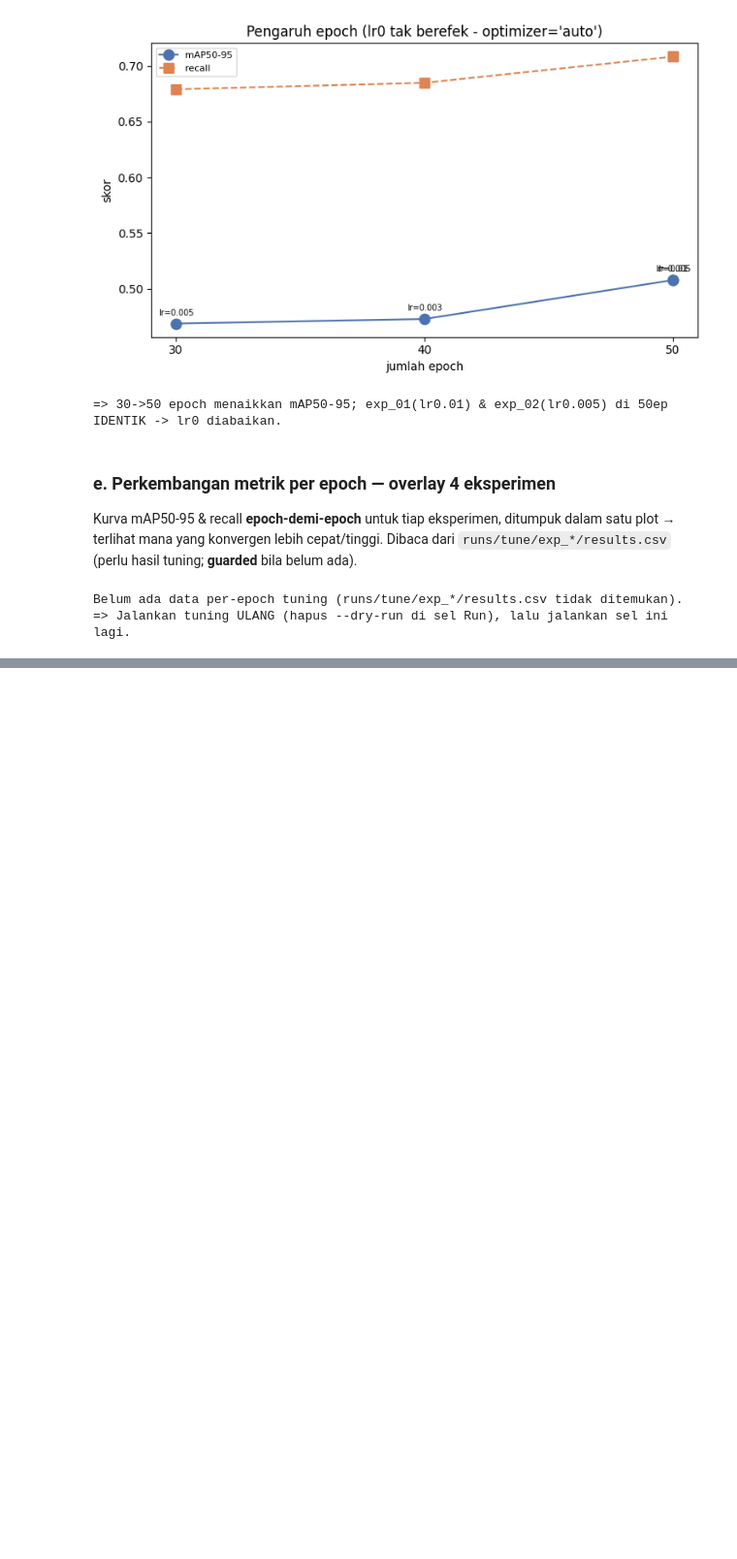
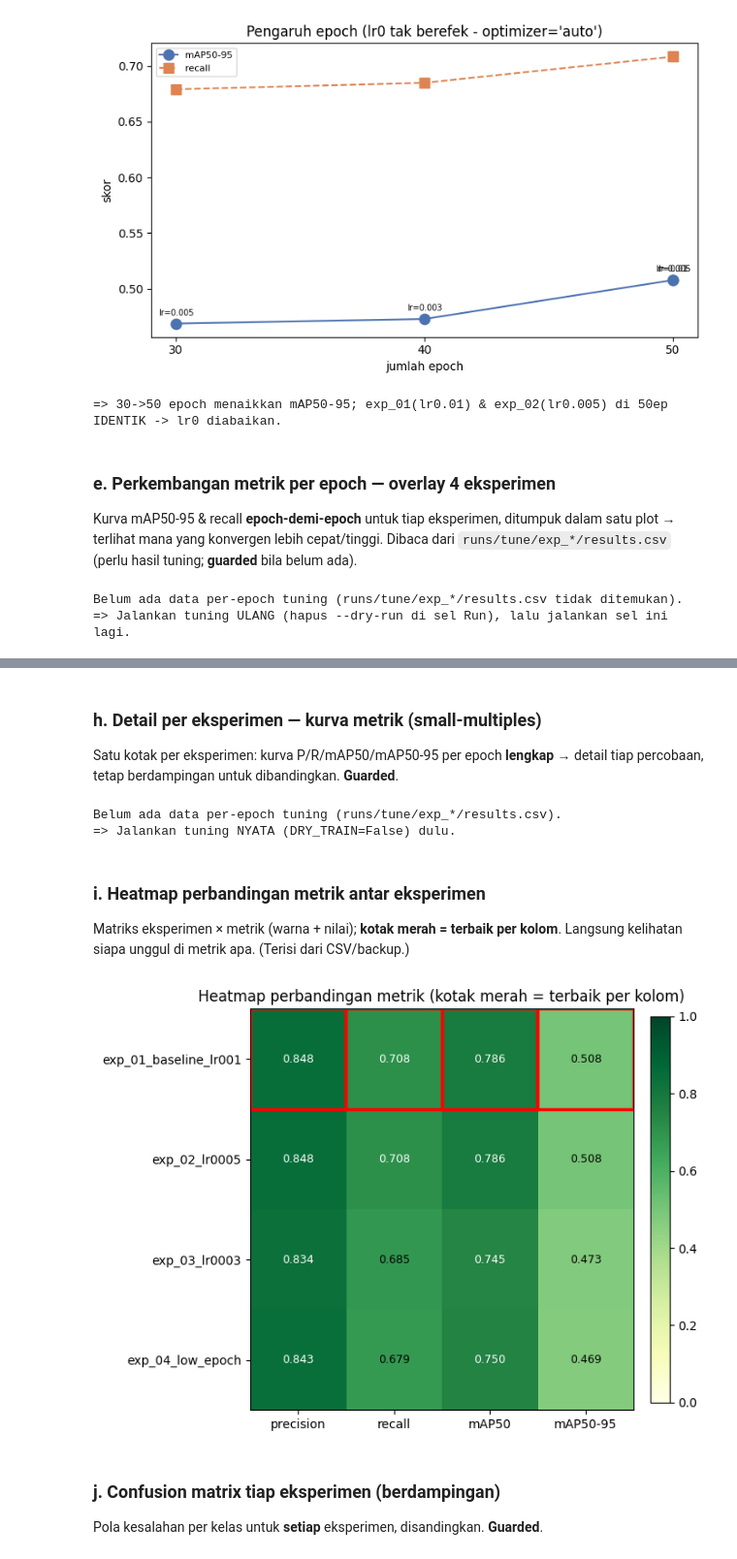
Before and after one commit to victoriavals/construction-safety-helmet-yolo26, a Jupyter notebook: notebooks/05_tune.ipynb, the cells around one changed output, grey strips where cells are left out. Shown at 97% size. Saved outputs shown, nothing was run; the diff lists cells and outputs as text; code cells hidden in the pictures; blank space fills up the shorter version.

Commit message:
Tune: Heatmap visualization comparison

```diff
--- a/notebooks/05_tune.ipynb
+++ b/notebooks/05_tune.ipynb
@@ -667,0 +734,68 @@ Belum ada data per-epoch tuning (runs/tune/exp_*/results.csv tidak ditemukan).
+# %% [markdown]
+### h. Detail per eksperimen — kurva metrik (small-multiples)
+Satu kotak per eksperimen: kurva P/R/mAP50/mAP50-95 per epoch **lengkap** → detail tiap percobaan, tetap berdampingan untuk dibandingkan. **Guarded**.
+# %%
+from pathlib import Path
+import pandas as pd, matplotlib.pyplot as plt
+exp_dirs = sorted(Path("runs/tune").glob("exp_*")) if Path("runs/tune").exists() else []
+runs = []
+for d in exp_dirs:
+    csv = d / "results.csv"
+    if csv.exists():
+        df = pd.read_csv(csv); df.columns = [c.strip() for c in df.columns]
+        if "epoch" in df.columns: runs.append((d.name.replace("yolo26s_", ""), df))
+if not runs:
+    print("Belum ada data per-epoch tuning (runs/tune/exp_*/results.csv).")
+    print("=> Jalankan tuning NYATA (DRY_TRAIN=False) dulu.")
+else:
+    cols = 2; rows = (len(runs) + cols - 1) // cols
+    fig, axes = plt.subplots(rows, cols, figsize=(6*cols, 4*rows), squeeze=False); axes = axes.reshape(-1)
+    mcols = [("metrics/precision(B)", "precision"), ("metrics/recall(B)", "recall"),
+             ("metrics/mAP50(B)", "mAP50"), ("metrics/mAP50-95(B)", "mAP50-95")]
+    for ax, (name, df) in zip(axes, runs):
+        for col, lab in mcols:
+            if col in df.columns: ax.plot(df["epoch"], df[col], label=lab)
+        ax.set_title(name); ax.set_xlabel("epoch"); ax.set_ylim(0, 1); ax.legend(fontsize=7)
+    for ax in axes[len(runs):]: ax.axis("off")
+    fig.suptitle("Detail per eksperimen - kurva metrik per epoch (small-multiples)")
+    plt.tight_layout(); plt.show()
+# %% [output]
+Belum ada data per-epoch tuning (runs/tune/exp_*/results.csv).
+=> Jalankan tuning NYATA (DRY_TRAIN=False) dulu.
+# %% [markdown]
+### i. Heatmap perbandingan metrik antar eksperimen
+Matriks eksperimen × metrik (warna + nilai); **kotak merah = terbaik per kolom**. Langsung kelihatan siapa unggul di metrik apa. (Terisi dari CSV/backup.)
+# %%
+import pandas as pd, numpy as np, matplotlib.pyplot as plt
+from pathlib import Path
+src = Path("runs/tune/tuning_results.csv")
+if not src.exists(): src = Path("tuning_results_backup.csv")
+if not src.exists():
+    print("tuning_results.csv / backup tidak ditemukan.")
+else:
+    df = pd.read_csv(src)
+    metrics = ["precision", "recall", "mAP50", "mAP50-95"]
+    for m in metrics: df[m] = pd.to_numeric(df[m], errors="coerce")
+    df = df[df["status"] == "success"].reset_index(drop=True)
+    labels = [n.replace("yolo26s_", "") for n in df["experiment_name"]]
+    M = df[metrics].values
+    fig, ax = plt.subplots(figsize=(7, 0.7*len(df) + 2.5))
+    im = ax.imshow(M, cmap="YlGn", aspect="auto", vmin=0, vmax=1)
+    ax.set_xticks(range(len(metrics))); ax.set_xticklabels(metrics)
+    ax.set_yticks(range(len(labels))); ax.set_yticklabels(labels)
+    for i in range(len(df)):
+        for j in range(len(metrics)):
+            v = M[i, j]
+            ax.text(j, i, f"{v:.3f}" if v == v else "N/A", ha="center", va="center",
+                    color="black" if (v != v or v < 0.7) else "white", fontsize=9)
+    for j in range(len(metrics)):
+        bi = int(np.nanargmax(M[:, j]))
+        ax.add_patch(plt.Rectangle((j-0.5, bi-0.5), 1, 1, fill=False, edgecolor="red", lw=2.5))
+    ax.set_title("Heatmap perbandingan metrik (kotak merah = terbaik per kolom)")
+    fig.colorbar(im, fraction=0.046, pad=0.04)
+    plt.tight_layout(); plt.show()
+# %% [output]
+[figure, added]
+# %% [markdown]
+### j. Confusion matrix tiap eksperimen (berdampingan)
+Pola kesalahan per kelas untuk **setiap** eksperimen, disandingkan. **Guarded**.
```
Also changed, not shown: parts of 6 cells of this notebook, 1 other file.
